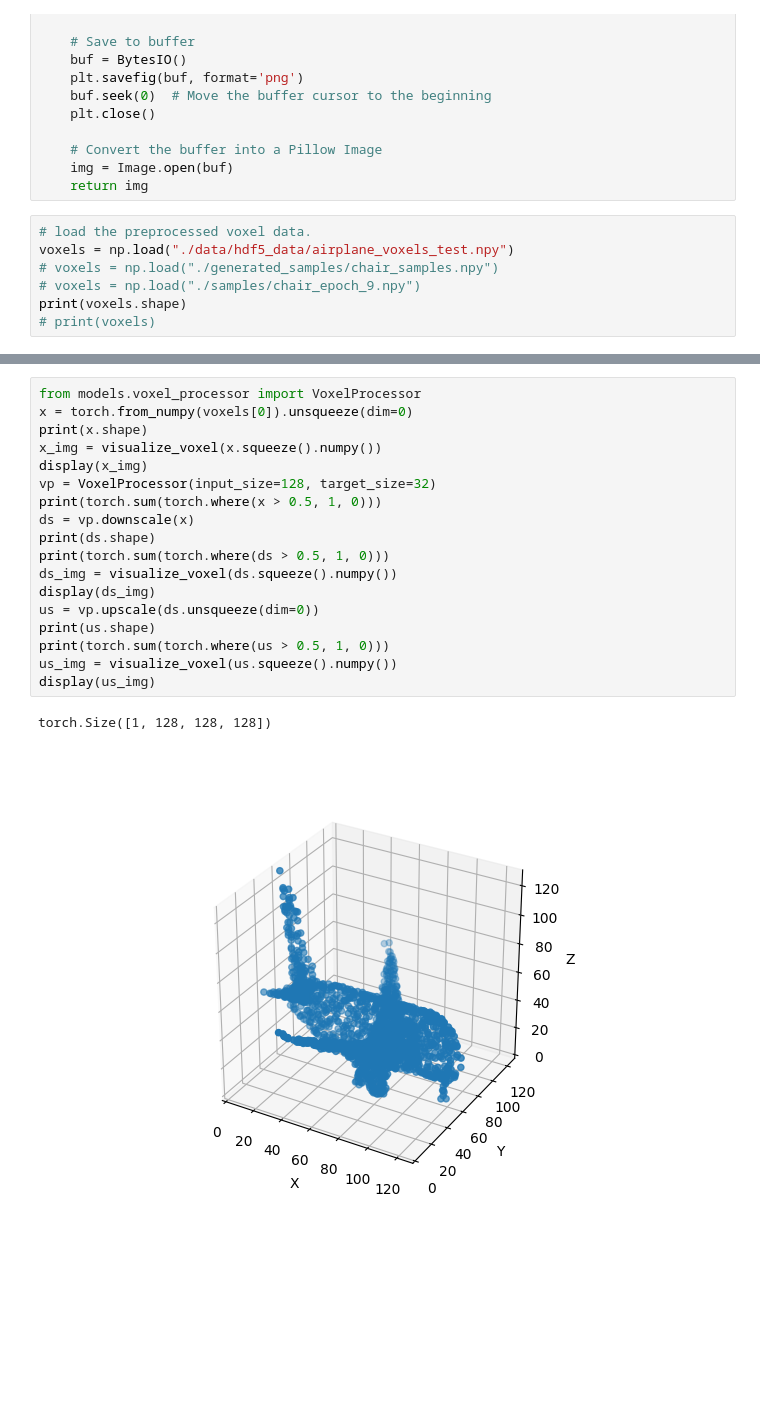
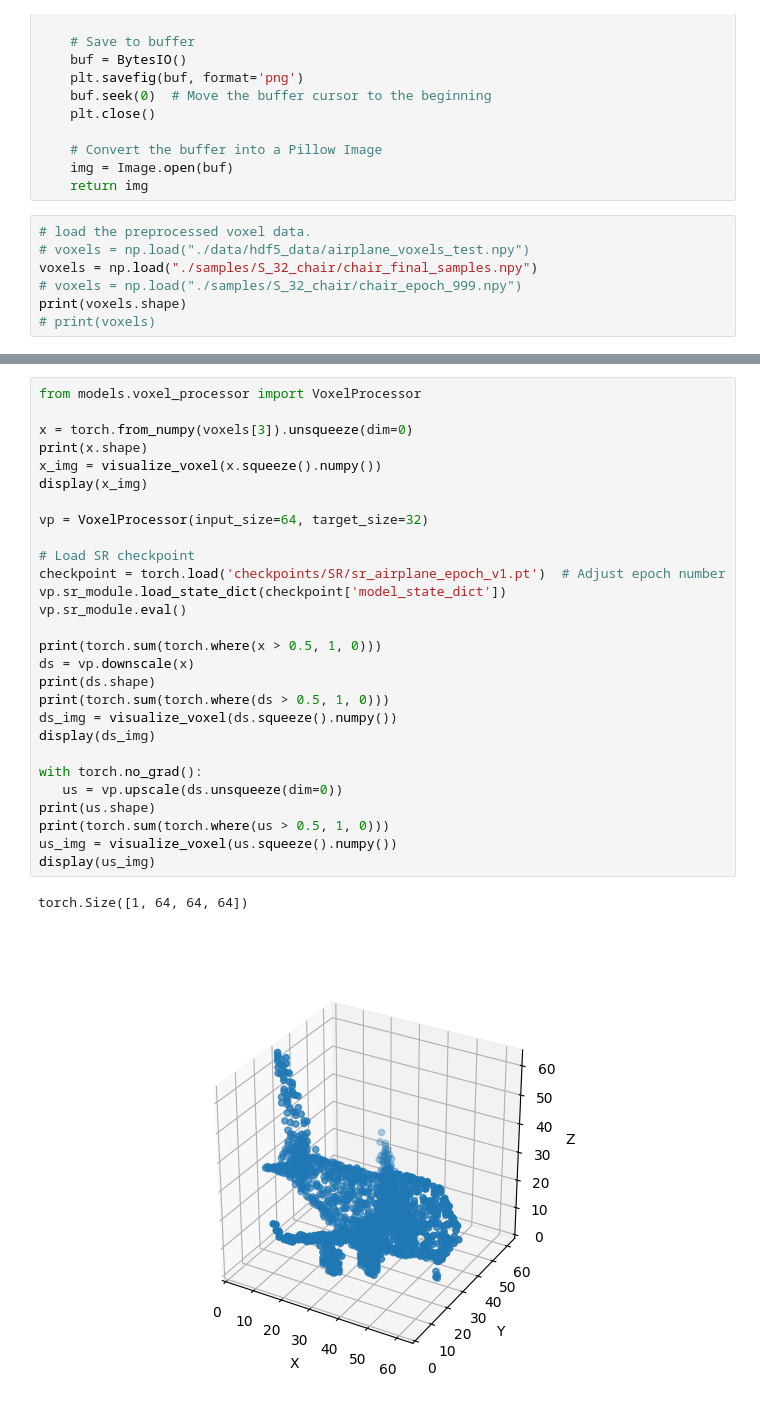
Before and after one commit to youngmi97/3DVoxelGeneration, a Jupyter notebook: visualize.ipynb, the cells around one changed output, grey strips where cells are left out. Drawn from its saved outputs; the diff is of its cells as text; blank space fills up the shorter version.

Commit message:
apply sr and df checkpoints

```diff
--- a/visualize.ipynb
+++ b/visualize.ipynb
@@ -66,9 +66,9 @@ def visualize_voxel(voxel_grid):
     return img
 # %%
 # load the preprocessed voxel data.
-voxels = np.load("./data/hdf5_data/airplane_voxels_test.npy")
-# voxels = np.load("./generated_samples/chair_samples.npy")
-# voxels = np.load("./samples/chair_epoch_9.npy")
+# voxels = np.load("./data/hdf5_data/airplane_voxels_test.npy")
+voxels = np.load("./samples/S_32_chair/chair_final_samples.npy")
+# voxels = np.load("./samples/S_32_chair/chair_epoch_999.npy")
 print(voxels.shape)
 # print(voxels)
 # %% [output]
@@ -81,21 +81,31 @@ display(img)
 # %%
 from models.voxel_processor import VoxelProcessor
-x = torch.from_numpy(voxels[0]).unsqueeze(dim=0)
+
+x = torch.from_numpy(voxels[3]).unsqueeze(dim=0)
 print(x.shape)
 x_img = visualize_voxel(x.squeeze().numpy())
 display(x_img)
-vp = VoxelProcessor(input_size=128, target_size=32)
+
+vp = VoxelProcessor(input_size=64, target_size=32)
+
+# Load SR checkpoint
+checkpoint = torch.load('checkpoints/SR/sr_airplane_epoch_v1.pt')  # Adjust epoch number
+vp.sr_module.load_state_dict(checkpoint['model_state_dict'])
+vp.sr_module.eval()
+
 print(torch.sum(torch.where(x > 0.5, 1, 0)))
 ds = vp.downscale(x)
 print(ds.shape)
 print(torch.sum(torch.where(ds > 0.5, 1, 0)))
 ds_img = visualize_voxel(ds.squeeze().numpy())
 display(ds_img)
-us = vp.upscale(ds.unsqueeze(dim=0))
+
+with torch.no_grad():
+   us = vp.upscale(ds.unsqueeze(dim=0))
 print(us.shape)
 print(torch.sum(torch.where(us > 0.5, 1, 0)))
 us_img = visualize_voxel(us.squeeze().numpy())
 display(us_img)
 # %% [output]
-torch.Size([1, 128, 128, 128])
+torch.Size([1, 64, 64, 64])
-[figure, old version]
+[figure, new version]
```
Also changed, not shown: parts of 3 cells of this notebook, 9 other files.
